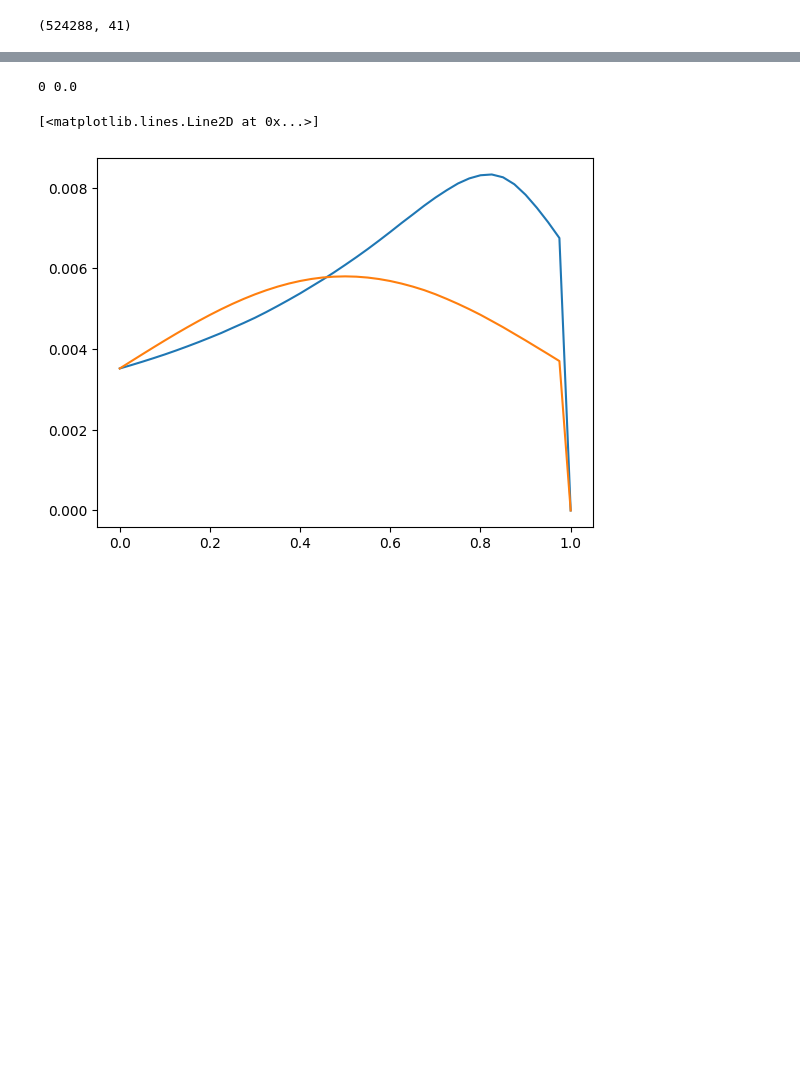
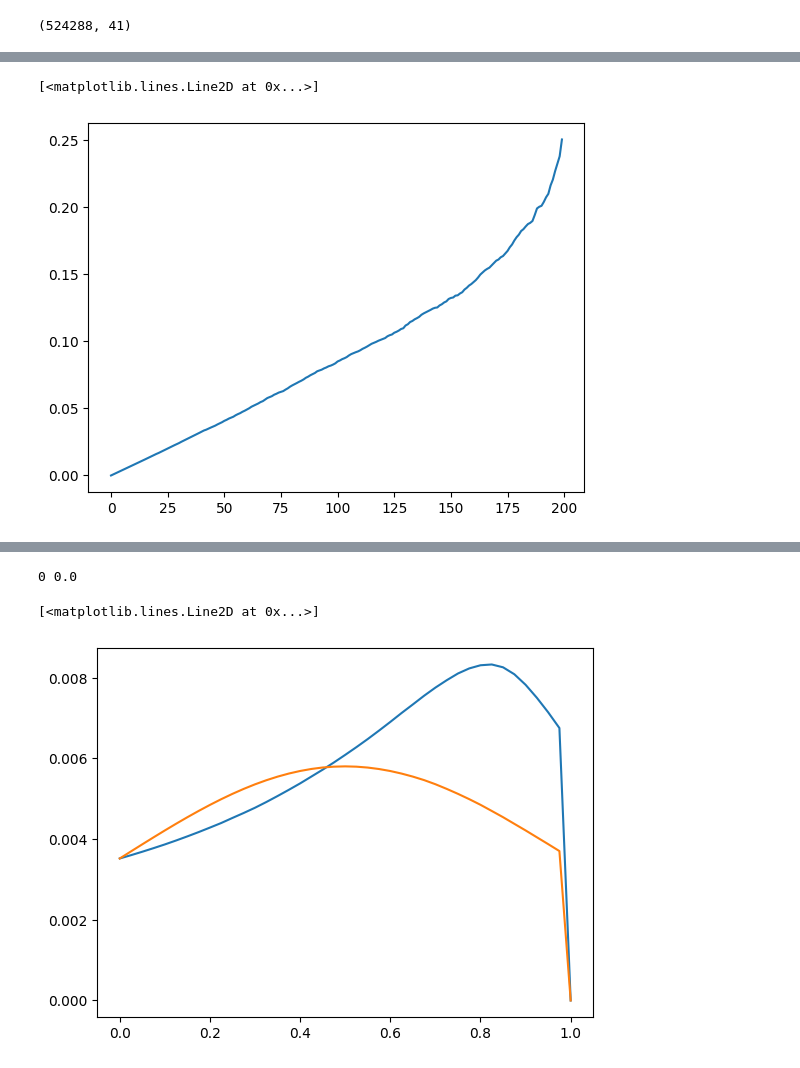
Before and after one commit to tamaghnaroy/JupyterNotebooks, a Jupyter notebook: DeltaHedging.ipynb, the cells around one changed output, grey strips where cells are left out. Cells and saved outputs as stored; diff of their text form; code cells hidden in the pictures; blank space fills up the shorter version.

```diff
--- a/DeltaHedging.ipynb
+++ b/DeltaHedging.ipynb
@@ -1330,0 +1594,5 @@ F.shape
+# %%
+plt.plot(portfolio_paths.var(axis=0))
+# %% [output]
+[<matplotlib.lines.Line2D at 0x...>]
+[figure, added]
```
Also changed, not shown: parts of 6 cells of this notebook.
